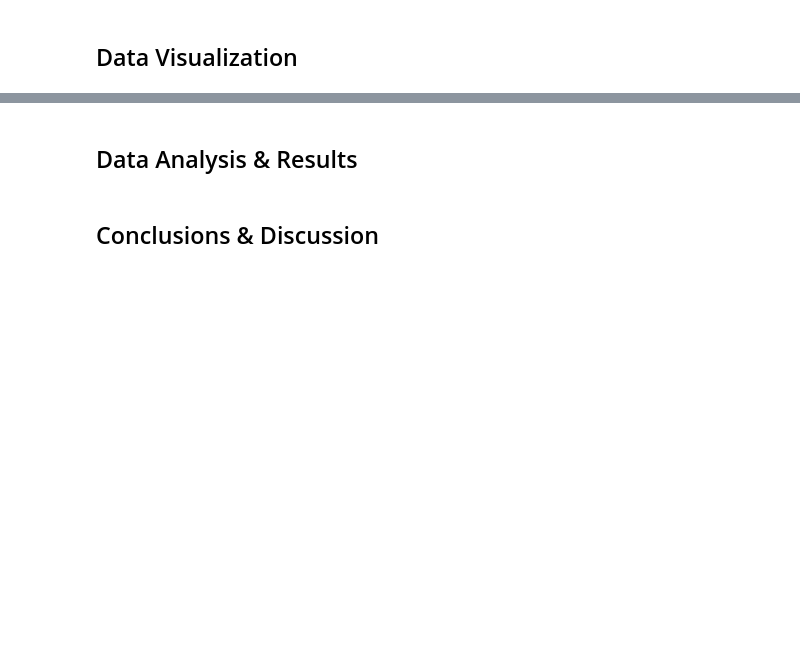
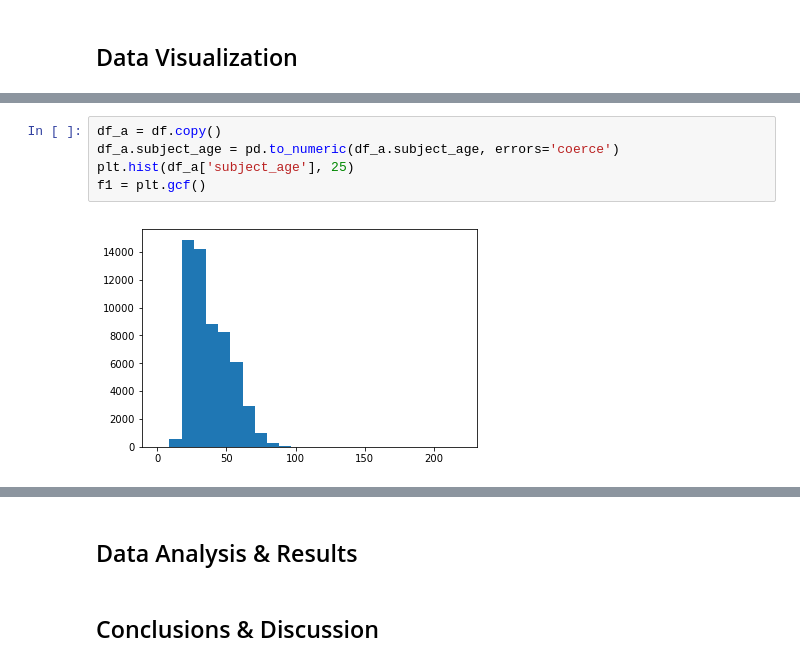
Before and after one commit to TomDonoghue/Pr_013, a Jupyter notebook: FinalProject.ipynb, the cells around one changed output, grey strips where cells are left out. Drawn from its saved outputs; the diff is of its cells as text; blank space fills up the shorter version.

```diff
--- a/FinalProject.ipynb
+++ b/FinalProject.ipynb
@@ -83,0 +109,7 @@ mv_df
+# %%
+df_a = df.copy()
+df_a.subject_age = pd.to_numeric(df_a.subject_age, errors='coerce')
+plt.hist(df_a['subject_age'], 25)
+f1 = plt.gcf()
+# %% [output]
+[figure, added]
```
Also changed, not shown: parts of 6 cells of this notebook.
